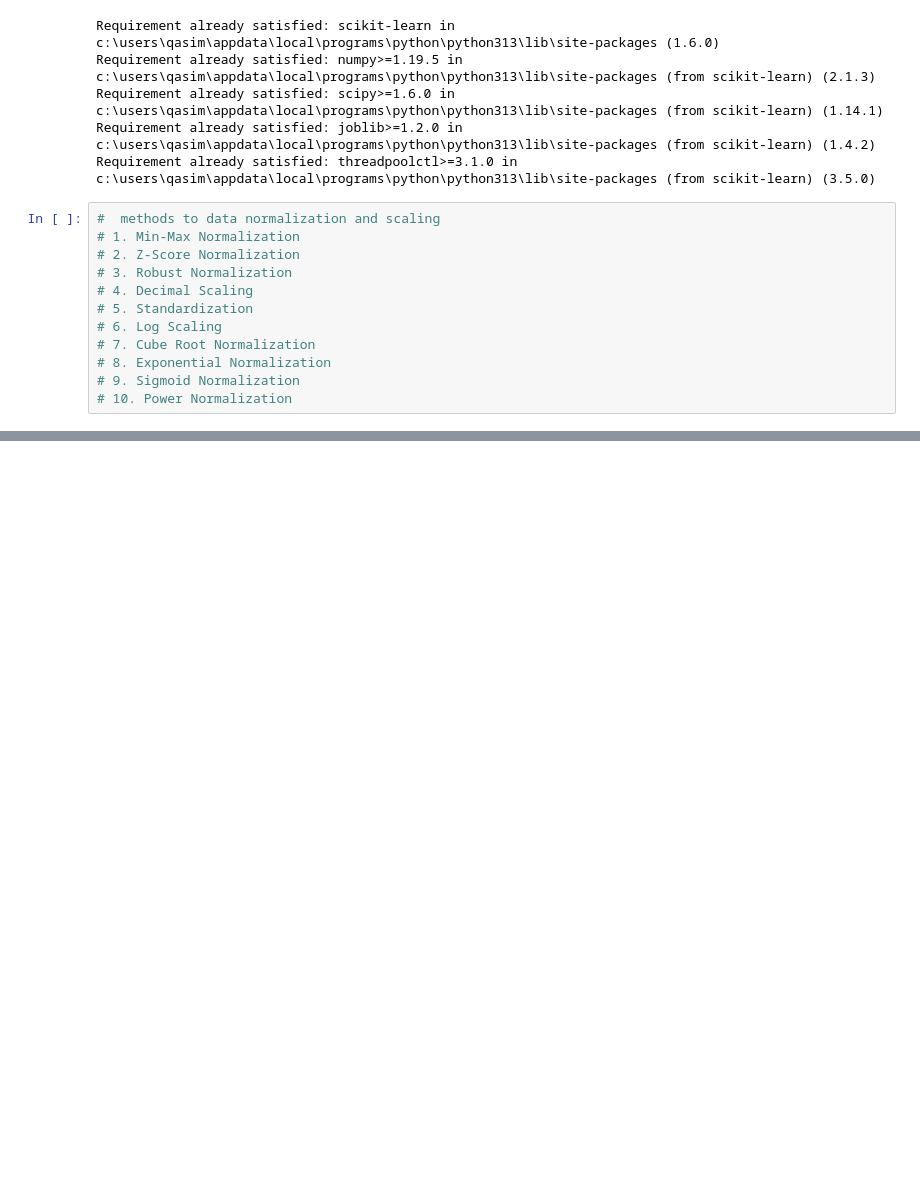
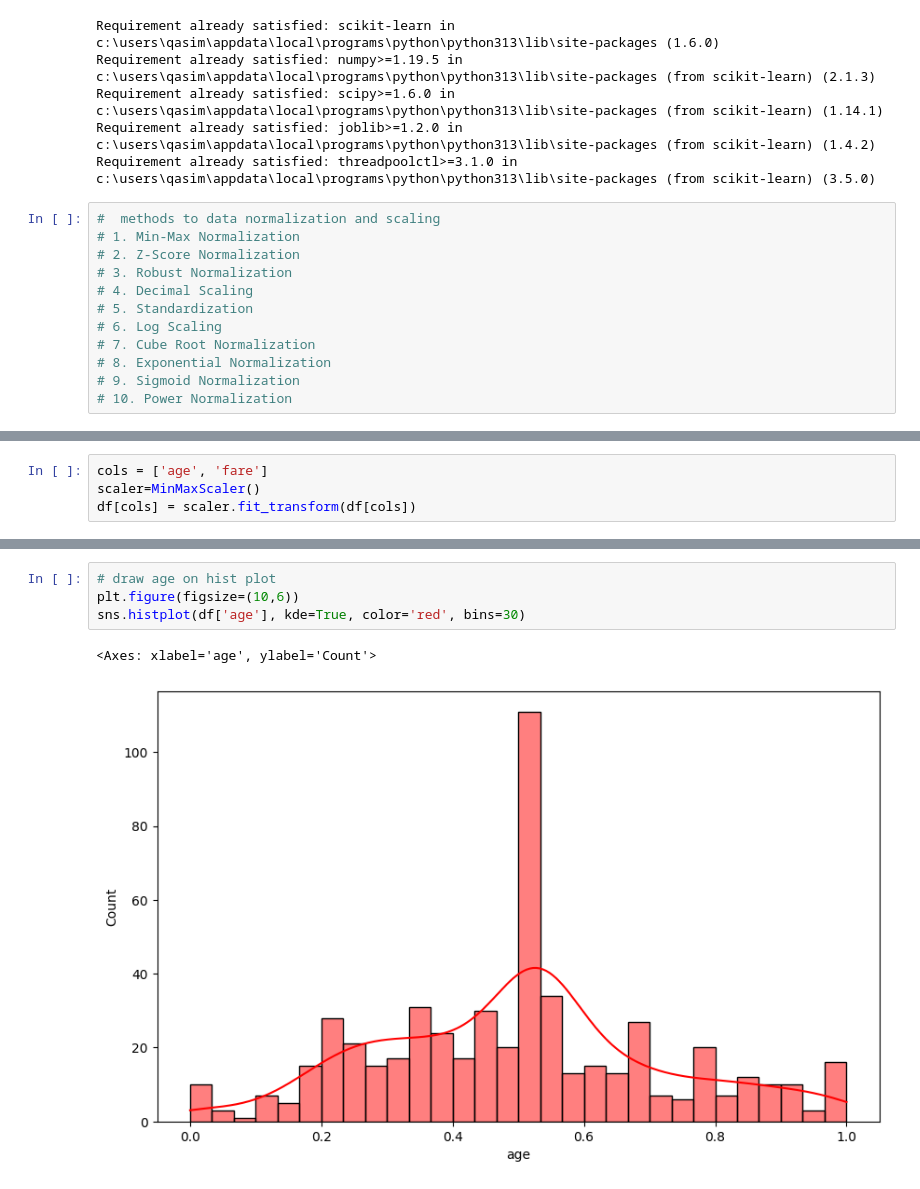
Before and after one commit to qasim697/python_ka_chilla, a Jupyter notebook: day15_ii/data_wrangle.ipynb, the cells around one changed output, grey strips where cells are left out. Drawn from its saved outputs; the diff is of its cells as text; blank space fills up the shorter version.

```diff
--- a/day15_ii/data_wrangle.ipynb
+++ b/day15_ii/data_wrangle.ipynb
@@ -481,0 +484,4 @@ Requirement already satisfied: threadpoolctl>=3.1.0 in c:\users\qasim\appdata\lo
+# %%
+cols = ['age', 'fare']
+scaler=MinMaxScaler()
+df[cols] = scaler.fit_transform(df[cols])
@@ -481,0 +497,7 @@ Requirement already satisfied: threadpoolctl>=3.1.0 in c:\users\qasim\appdata\lo
+# %%
+# draw age on hist plot
+plt.figure(figsize=(10,6))
+sns.histplot(df['age'], kde=True, color='red', bins=30)
+# %% [output]
+<Axes: xlabel='age', ylabel='Count'>
+[figure, added]
```
Also changed, not shown: parts of 15 cells of this notebook, 1 other file.
